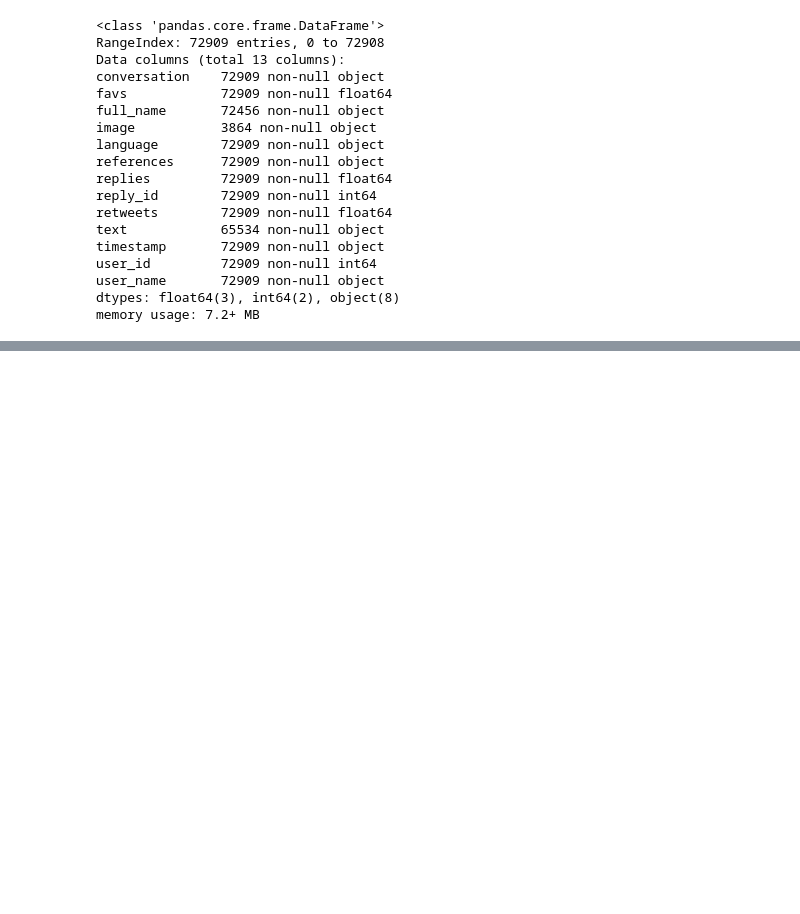
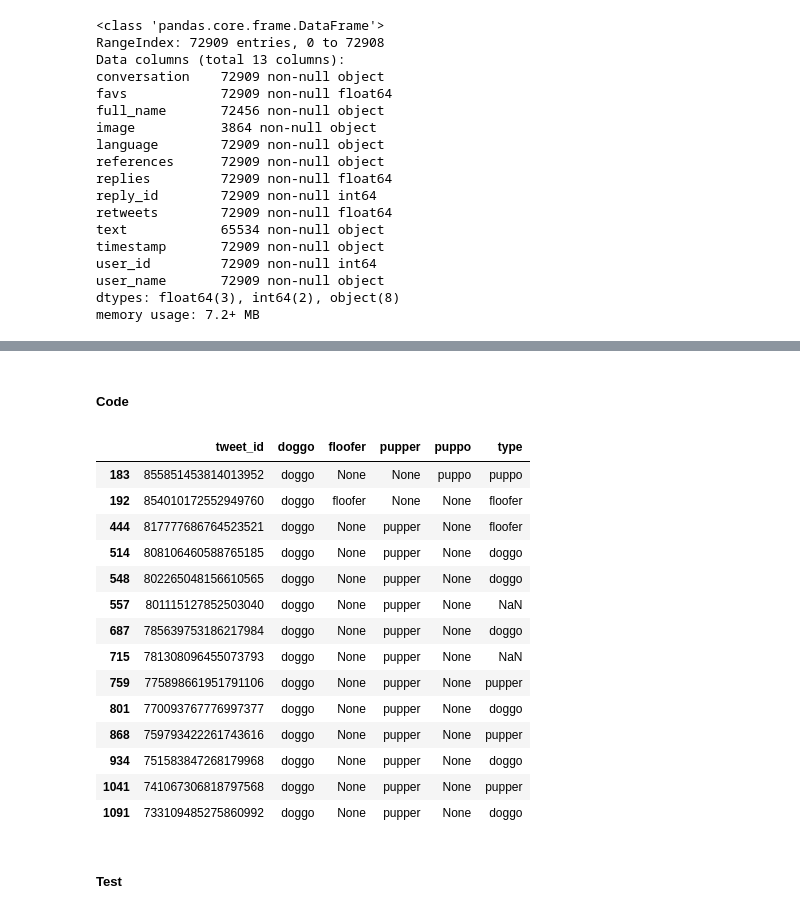
Before and after one commit to jmiraal/Project-Wrangling-WeRateDogs, a Jupyter notebook: wrangle_act.ipynb, the cells around one changed output, grey strips where cells are left out. Saved outputs shown, nothing was run; the diff lists cells and outputs as text; code cells hidden in the pictures; blank space fills up the shorter version.

```diff
--- a/wrangle_act.ipynb
+++ b/wrangle_act.ipynb
@@ -912,0 +948,6 @@ memory usage: 7.2+ MB
+# %%
+#make a copy of all dataframes
+df_twitter_archive_enhanced_copy = df_twitter_archive_enhanced.copy()
+df_image_predictions_copy = df_image_predictions.copy()
+df_tweepy_extractions_copy = df_tweepy_extractions.copy()
+df_scrapped_replies_copy = df_scrapped_replies.copy()
@@ -912,0 +967,2 @@ memory usage: 7.2+ MB
+# %%
+df_twitter_archive_enhanced_copy = df_twitter_archive_enhanced_copy[df_twitter_archive_enhanced_copy.tweet_id.isin(df_tweepy_extractions_copy.tweet_id)]
@@ -912,0 +982,48 @@ memory usage: 7.2+ MB
+# %% [markdown]
+##### Code
+# %%
+#new dataframe df_type_of_dog
+df_type_of_dog = pd.DataFrame()
+df_type_of_dog['conversation'] = df_scrapped_replies_copy.conversation.astype(str)
+#count the times that the words doggo, floofer, etc, appear in each reply
+df_type_of_dog['doggo'] = df_scrapped_replies_copy.text.str.count("doggo")
+df_type_of_dog['floofer'] = df_scrapped_replies_copy.text.str.count("floofer")
+df_type_of_dog['pupper'] = df_scrapped_replies_copy.text.str.count("pupper")
+df_type_of_dog['puppo'] = df_scrapped_replies_copy.text.str.count("puppo")
+#sum the number of words by conversation
+df_type_of_dog = df_type_of_dog.groupby('conversation').sum()
+#delete the rows with all 0's
+df_type_of_dog = df_type_of_dog.query('(doggo == floofer == pupper == puppo == 0) == False')
+#put the type with the maximum value in the column 'type'.
+df_type_of_dog['type'] = df_type_of_dog[["doggo", "floofer", "pupper", "puppo"]].idxmax(axis=1)
+#drop the rest of the columns
+df_type_of_dog = df_type_of_dog.drop(columns=['doggo', 'floofer', 'pupper', 'puppo'])
+df_type_of_dog = df_type_of_dog.reset_index()
+# %%
+df_twitter_archive_enhanced_copy['tweet_id'] = df_twitter_archive_enhanced_copy['tweet_id'].astype(str)
+#merge df_type_of_dog and df_twitter_archive_enhanced_copy
+df_twitter_archive_enhanced_copy = df_twitter_archive_enhanced_copy.merge(df_type_of_dog,
+                                                                          left_on='tweet_id',
+                                                                          right_on='conversation',
+                                                                          how = 'left')
+# %%
+#number of dogs with two casifications.
+df_twitter_archive_enhanced_copy[
+    df_twitter_archive_enhanced_copy[["doggo","floofer","pupper","puppo"]].
+                            isin(["doggo","floofer","pupper","puppo"]).sum(axis=1)> 1][['tweet_id',"doggo","floofer","pupper","puppo","type"]]
+# %% [output]
+|  | tweet_id | doggo | floofer | pupper | puppo | type |
+| 183 | 855851453814013952 | doggo | None | None | puppo | puppo |
+| 192 | 854010172552949760 | doggo | floofer | None | None | floofer |
+| 444 | 817777686764523521 | doggo | None | pupper | None | floofer |
+| 514 | 808106460588765185 | doggo | None | pupper | None | doggo |
+| 548 | 802265048156610565 | doggo | None | pupper | None | doggo |
+| 557 | 801115127852503040 | doggo | None | pupper | None | NaN |
+| 687 | 785639753186217984 | doggo | None | pupper | None | doggo |
+| 715 | 781308096455073793 | doggo | None | pupper | None | NaN |
+| 759 | 775898661951791106 | doggo | None | pupper | None | pupper |
+| 801 | 770093767776997377 | doggo | None | pupper | None | doggo |
+| 868 | 759793422261743616 | doggo | None | pupper | None | pupper |
+| 934 | 751583847268179968 | doggo | None | pupper | None | doggo |
+| 1041 | 741067306818797568 | doggo | None | pupper | None | pupper |
+| 1091 | 733109485275860992 | doggo | None | pupper | None | doggo |
@@ -912,0 +1046,2 @@ memory usage: 7.2+ MB
+# %% [markdown]
+##### Test
```
Also changed, not shown: parts of 138 cells of this notebook.
